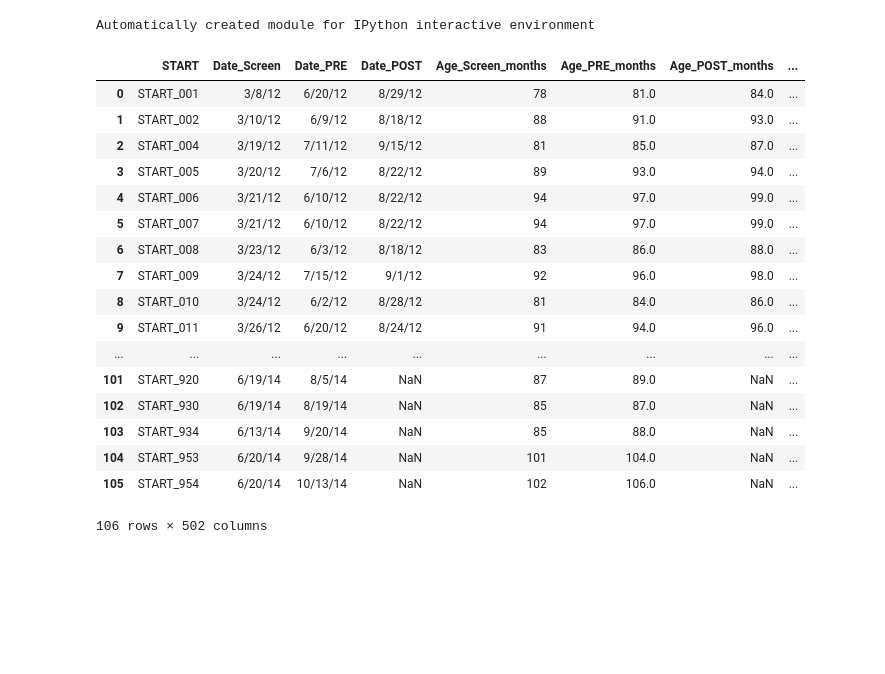
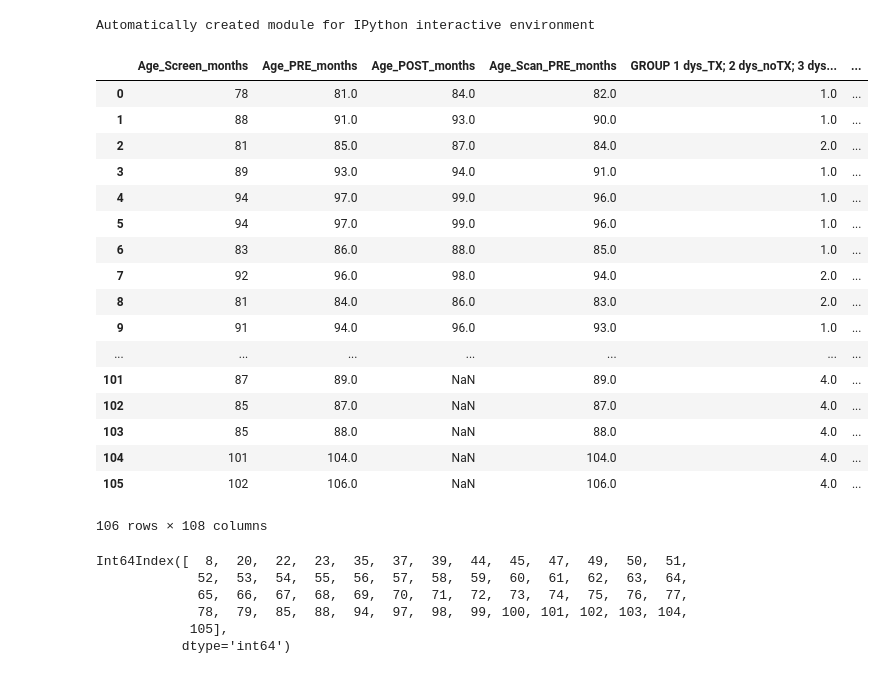
Before and after one commit to vickiew/START, a Jupyter notebook: STARTstudy.ipynb, the cells around one changed output. Cells and saved outputs as stored; diff of their text form; code cells hidden in the pictures; blank space fills up the shorter version.

```diff
--- a/STARTstudy.ipynb
+++ b/STARTstudy.ipynb
@@ -28,28 +29,30 @@ from fancyimpute import BiScaler, KNN, NuclearNormMinimization, SoftImpute
 print(__doc__)
 # %% [output]
 Automatically created module for IPython interactive environment
-# %%
-df = pd.read_csv('STARTdata.csv',delimiter=",")
-df
-# %% [output]
-|  | START | Date_Screen | Date_PRE | Date_POST | Age_Screen_months | Age_PRE_months | Age_POST_months | ... |
-| 0 | START_001 | 3/8/12 | 6/20/12 | 8/29/12 | 78 | 81.0 | 84.0 | ... |
-| 1 | START_002 | 3/10/12 | 6/9/12 | 8/18/12 | 88 | 91.0 | 93.0 | ... |
-| 2 | START_004 | 3/19/12 | 7/11/12 | 9/15/12 | 81 | 85.0 | 87.0 | ... |
-| 3 | START_005 | 3/20/12 | 7/6/12 | 8/22/12 | 89 | 93.0 | 94.0 | ... |
-| 4 | START_006 | 3/21/12 | 6/10/12 | 8/22/12 | 94 | 97.0 | 99.0 | ... |
-| 5 | START_007 | 3/21/12 | 6/10/12 | 8/22/12 | 94 | 97.0 | 99.0 | ... |
-| 6 | START_008 | 3/23/12 | 6/3/12 | 8/18/12 | 83 | 86.0 | 88.0 | ... |
-| 7 | START_009 | 3/24/12 | 7/15/12 | 9/1/12 | 92 | 96.0 | 98.0 | ... |
-| 8 | START_010 | 3/24/12 | 6/2/12 | 8/28/12 | 81 | 84.0 | 86.0 | ... |
-| 9 | START_011 | 3/26/12 | 6/20/12 | 8/24/12 | 91 | 94.0 | 96.0 | ... |
-| ... | ... | ... | ... | ... | ... | ... | ... | ... |
-| 101 | START_920 | 6/19/14 | 8/5/14 | NaN | 87 | 89.0 | NaN | ... |
-| 102 | START_930 | 6/19/14 | 8/19/14 | NaN | 85 | 87.0 | NaN | ... |
-| 103 | START_934 | 6/13/14 | 9/20/14 | NaN | 85 | 88.0 | NaN | ... |
-| 104 | START_953 | 6/20/14 | 9/28/14 | NaN | 101 | 104.0 | NaN | ... |
-| 105 | START_954 | 6/20/14 | 10/13/14 | NaN | 102 | 106.0 | NaN | ... |
-106 rows × 502 columns
+# %%
+df = pd.read_csv('STARTdata.csv',delimiter=",")
+Bdf = pd.read_csv('STARTdata.csv', usecols=np.concatenate((range(6,87),[157,158,160,162,163,165,170,171,174,175,176,177,179,180,198],range(183,195))))
+
+Bdf
+# %% [output]
+|  | Age_Screen_months | Age_PRE_months | Age_POST_months | Age_Scan_PRE_months | GROUP 1 dys_TX; 2 dys_noTX; 3 dys... | ... |
+| 0 | 78 | 81.0 | 84.0 | 82.0 | 1.0 | ... |
+| 1 | 88 | 91.0 | 93.0 | 90.0 | 1.0 | ... |
+| 2 | 81 | 85.0 | 87.0 | 84.0 | 2.0 | ... |
+| 3 | 89 | 93.0 | 94.0 | 91.0 | 1.0 | ... |
+| 4 | 94 | 97.0 | 99.0 | 96.0 | 1.0 | ... |
+| 5 | 94 | 97.0 | 99.0 | 96.0 | 1.0 | ... |
+| 6 | 83 | 86.0 | 88.0 | 85.0 | 1.0 | ... |
+| 7 | 92 | 96.0 | 98.0 | 94.0 | 2.0 | ... |
+| 8 | 81 | 84.0 | 86.0 | 83.0 | 2.0 | ... |
+| 9 | 91 | 94.0 | 96.0 | 93.0 | 1.0 | ... |
+| ... | ... | ... | ... | ... | ... | ... |
+| 101 | 87 | 89.0 | NaN | 89.0 | 4.0 | ... |
+| 102 | 85 | 87.0 | NaN | 87.0 | 4.0 | ... |
+| 103 | 85 | 88.0 | NaN | 88.0 | 4.0 | ... |
+| 104 | 101 | 104.0 | NaN | 104.0 | 4.0 | ... |
+| 105 | 102 | 106.0 | NaN | 106.0 | 4.0 | ... |
+106 rows × 108 columns
 # %%
 TOWREswePost = df["SWE2Bss_POST"]
 TOWREswePre = df["SWE2ss"]
@@ -81,15 +84,25 @@ scoreDict = {'TOWREswePost':TOWREswePost,'TOWREswePre':TOWREswePre,
 # %%
 #C = pd.DataFrame({'TOWREswe' : A,'TOWREpd' : B,'WRMTwi': C, 'WRMTwa' : D,'SIT' : E, 'Group_Assignment':Group},
 #columns=['TOWREswe','TOWREpd','WRMTwi','WRMTwa', 'SIT','Group_Assignment'])
-cm = pd.DataFrame({'TOWREswe' : A,'TOWREpd' : B,'WRMTwi': C, 'SIT' : E, 'Total' : T, 'Group_Assignment':Group},
+cm = pd.DataFrame({'TOWREswe' : Add,'TOWREpd' : Bdd,'WRMTwi': Cdd, 'SIT' : Edd, 'Total' : Tdd, 'Group_Assignment':Group},
 columns=['TOWREswe','TOWREpd','WRMTwi', 'SIT', 'Total', 'Group_Assignment'])
 
+C = cm[cm['Group_Assignment'] == 'intervention']
+B = Bdf[Bdf['Group_Assignment'] == 'intervention']
+
 null_cm = cm[cm.isnull().any(axis=1)].index
+print(null_cm)
 
-for value in null_cm:
-    cm = cm.drop([value])
-#print(cm)
-#print(cm['Total'])
+for index in null_cm:
+    cm = cm.drop([index])
+    Bdf = Bdf.drop([index])
+# %% [output]
+Int64Index([  8,  20,  22,  23,  35,  37,  39,  44,  45,  47,  49,  50,  51,
+             52,  53,  54,  55,  56,  57,  58,  59,  60,  61,  62,  63,  64,
+             65,  66,  67,  68,  69,  70,  71,  72,  73,  74,  75,  76,  77,
+             78,  79,  85,  88,  94,  97,  98,  99, 100, 101, 102, 103, 104,
+            105],
+           dtype='int64')
 # %%
 num_subjects = len(cm.index)
 
```
Also changed, not shown: parts of 20 cells of this notebook, 1 other file.
